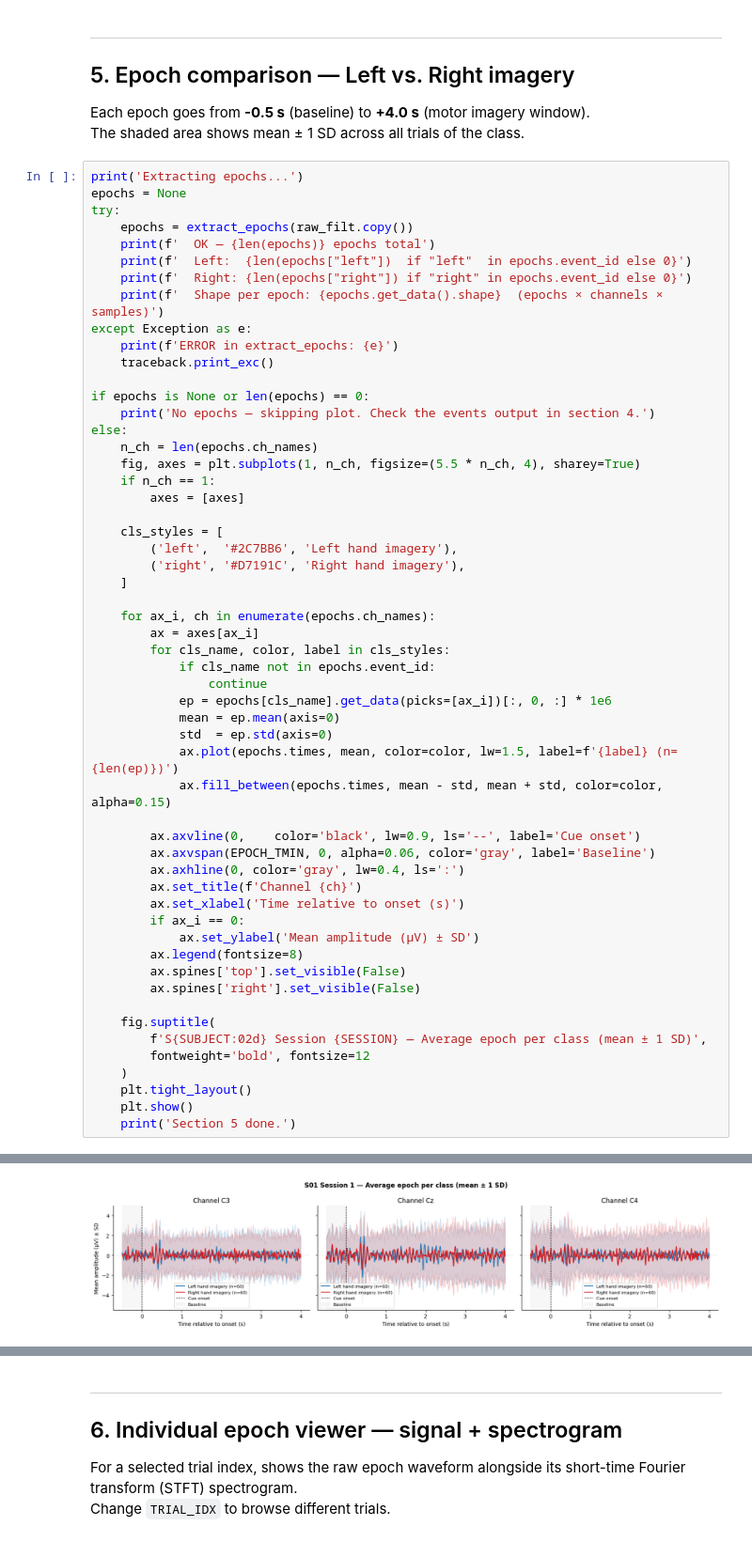
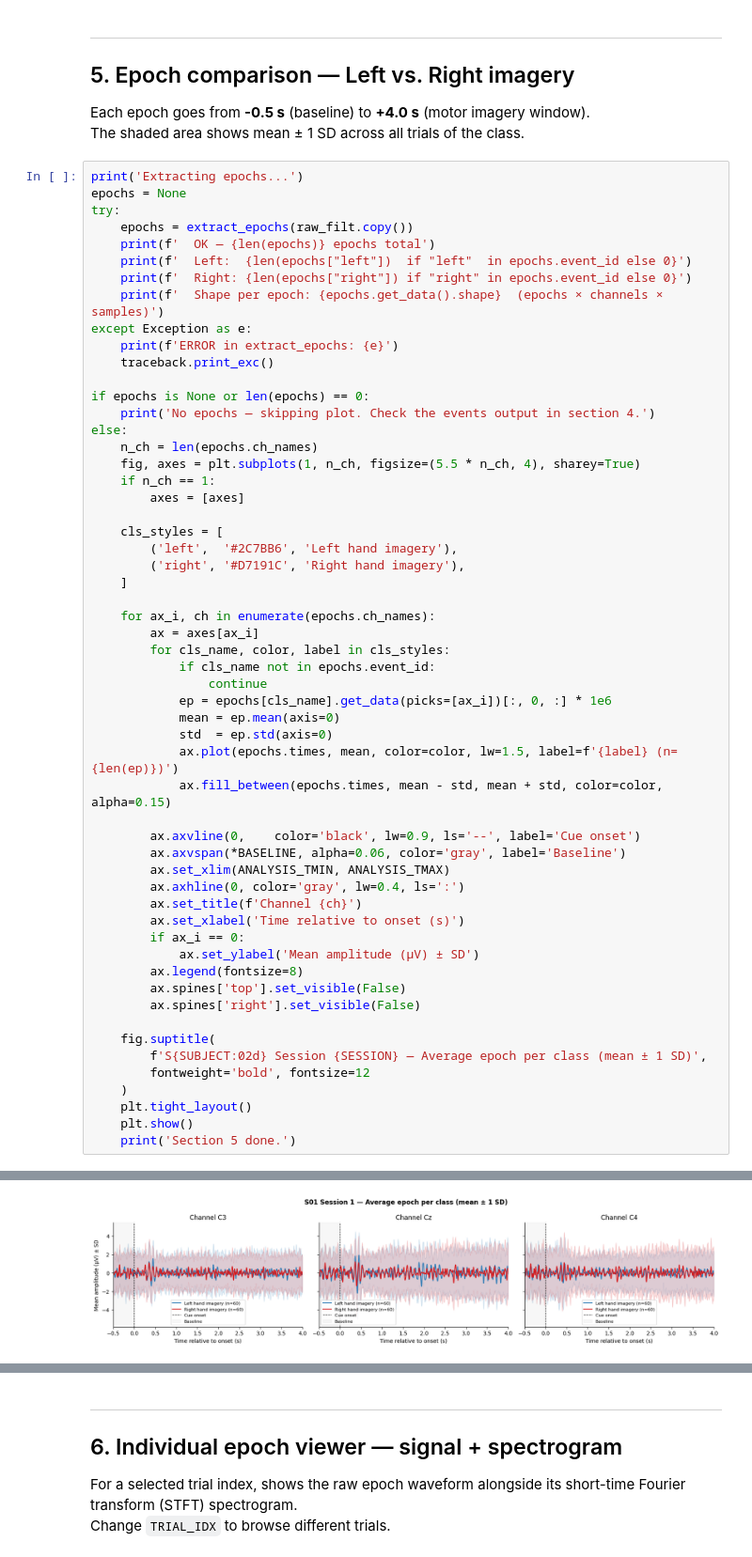
Before and after one commit to jcgs1030/eeg-motor-imagery-ersp-cnn, a Jupyter notebook: notebooks/02_gdf_visual_exploration.ipynb, the cells around one changed output, grey strips where cells are left out. Shown at 94% size. Cells and saved outputs as stored; diff of their text form.

```diff
--- a/notebooks/02_gdf_visual_exploration.ipynb
+++ b/notebooks/02_gdf_visual_exploration.ipynb
@@ -289,7 +289,8 @@ else:
             ax.fill_between(epochs.times, mean - std, mean + std, color=color, alpha=0.15)
 
         ax.axvline(0,    color='black', lw=0.9, ls='--', label='Cue onset')
-        ax.axvspan(EPOCH_TMIN, 0, alpha=0.06, color='gray', label='Baseline')
+        ax.axvspan(*BASELINE, alpha=0.06, color='gray', label='Baseline')
+        ax.set_xlim(ANALYSIS_TMIN, ANALYSIS_TMAX)
         ax.axhline(0, color='gray', lw=0.4, ls=':')
         ax.set_title(f'Channel {ch}')
         ax.set_xlabel('Time relative to onset (s)')
@@ -315,4 +316,4 @@ Extracting epochs...
-[figure, old version]
+[figure, new version]
 Section 5 done.
 # %% [markdown]
 ---
```
Also changed, not shown: parts of 5 cells of this notebook, 2 other files.
